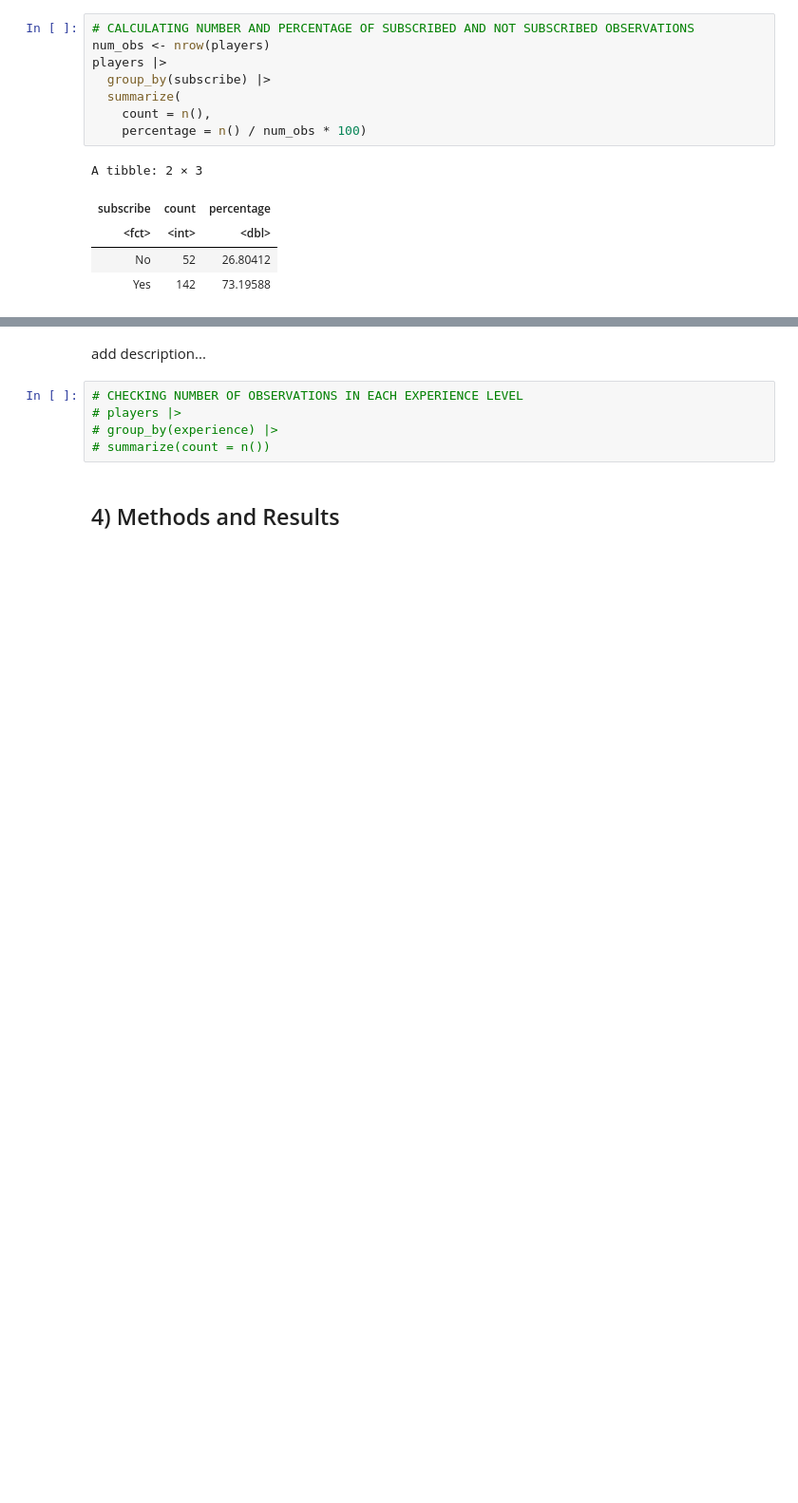
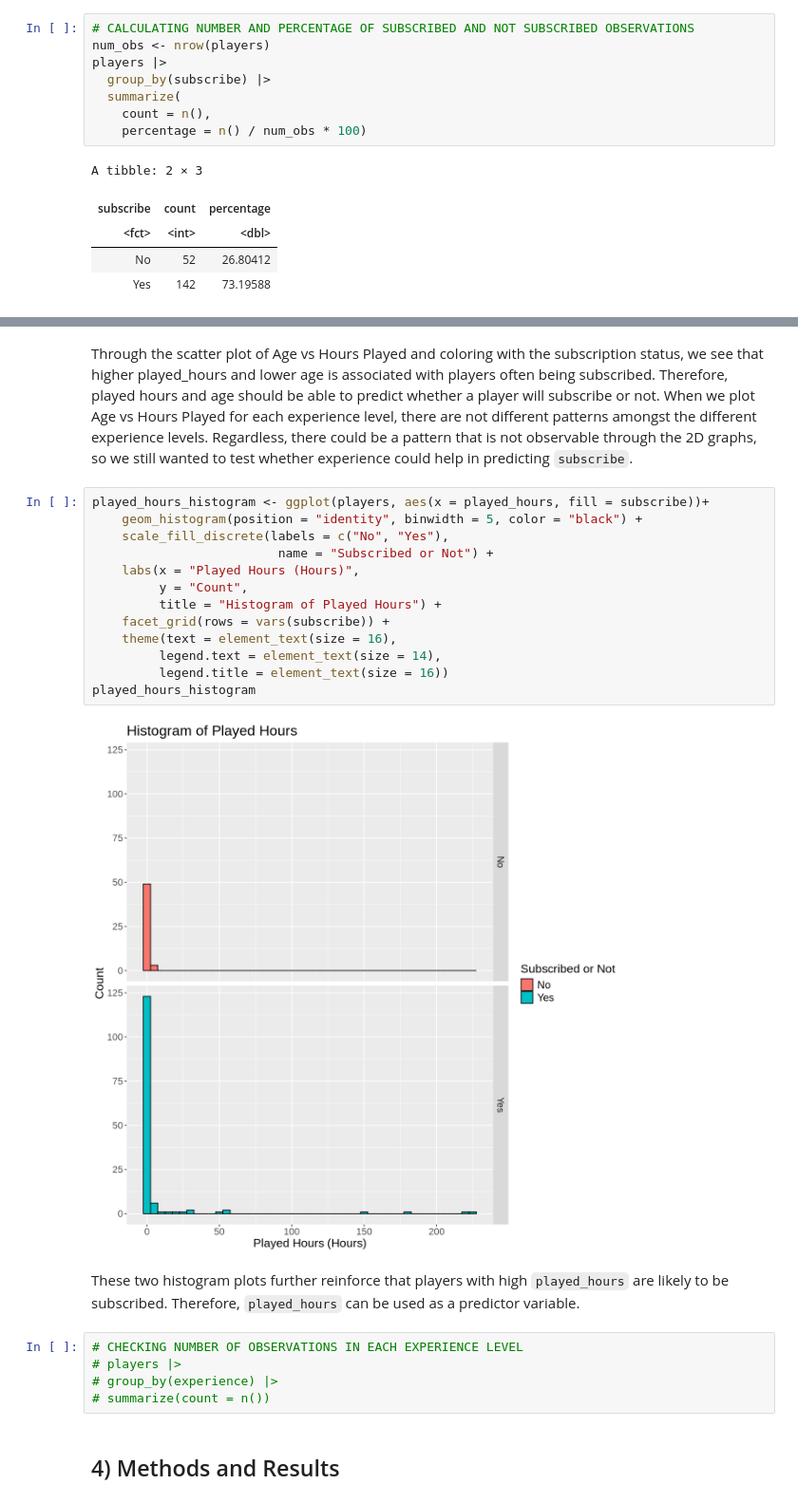
Before and after one commit to audreyw28/DSCI100-2025W1-004-42, a Jupyter notebook: final_project_report.ipynb, the cells around one changed output, grey strips where cells are left out. Shown at 95% size. Cells and saved outputs as stored; diff of their text form; blank space fills up the shorter version.

```diff
--- a/final_project_report.ipynb
+++ b/final_project_report.ipynb
@@ -199,5 +205,22 @@ Warning message in scale_y_log10(labels = label_comma()):
 # %% [markdown]
-add description...
+Through the scatter plot of Age vs Hours Played and coloring with the subscription status, we see that higher played_hours and lower age is associated with players often being subscribed. Therefore, played hours and age should be able to predict whether a player will subscribe or not. When we plot Age vs Hours Played for each experience level, there are not different patterns amongst the different experience levels. Regardless, there could be a pattern that is not observable through the 2D graphs, so we still wanted to test whether experience could help in predicting `subscribe`.
+# %%
+played_hours_histogram <- ggplot(players, aes(x = played_hours, fill = subscribe))+
+    geom_histogram(position = "identity", binwidth = 5, color = "black") +
+    scale_fill_discrete(labels = c("No", "Yes"),
+                         name = "Subscribed or Not") +
+    labs(x = "Played Hours (Hours)",
+         y = "Count",
+         title = "Histogram of Played Hours") +
+    facet_grid(rows = vars(subscribe)) +
+    theme(text = element_text(size = 16),
+         legend.text = element_text(size = 14),
+         legend.title = element_text(size = 16))
+played_hours_histogram
+# %% [output]
+[figure, added]
+# %% [markdown]
+These two histogram plots further reinforce that players with high `played_hours` are likely to be subscribed. Therefore, `played_hours` can be used as a predictor variable.
 # %%
 # CHECKING NUMBER OF OBSERVATIONS IN EACH EXPERIENCE LEVEL
 # players |>
```
Also changed, not shown: parts of 12 cells of this notebook.
